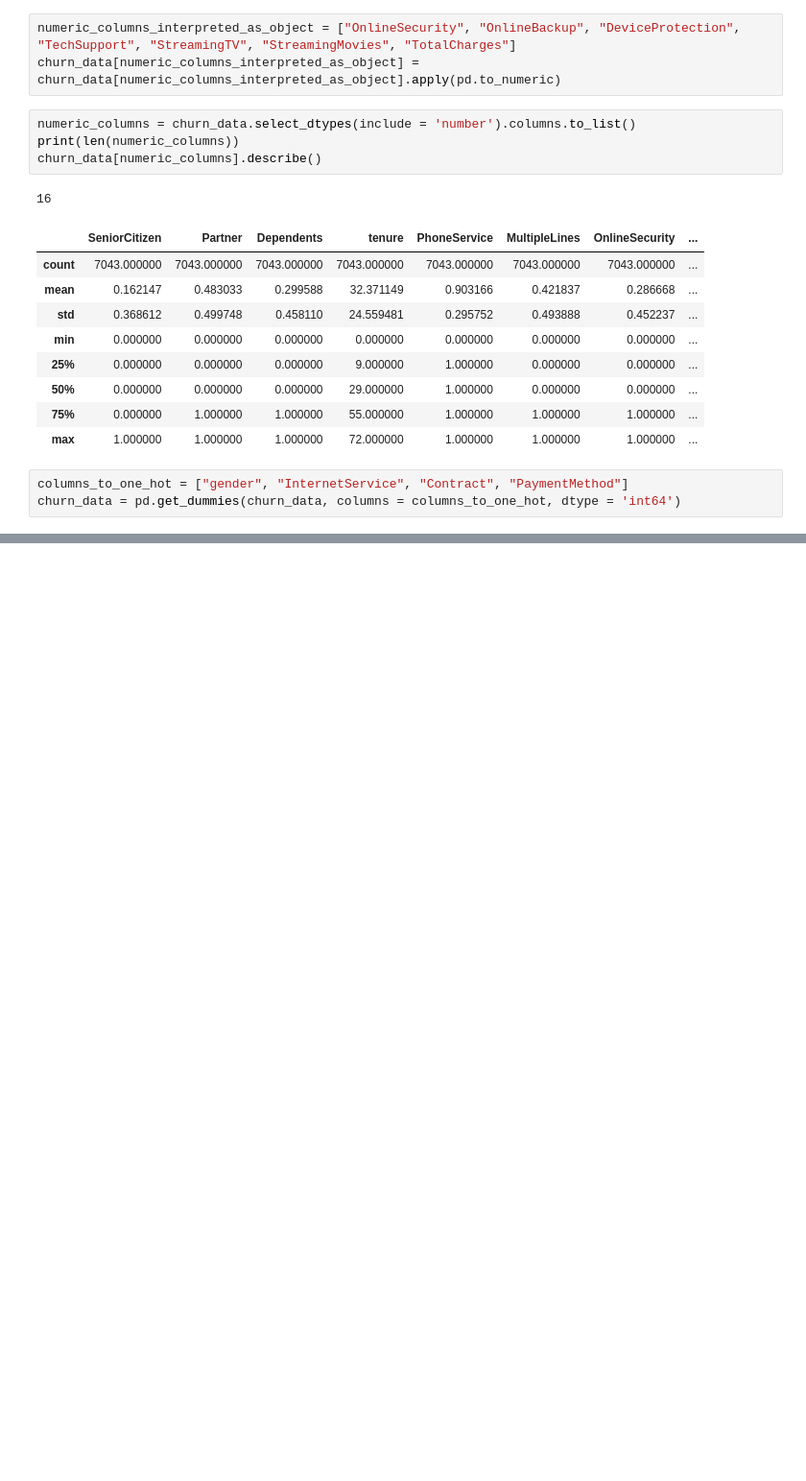
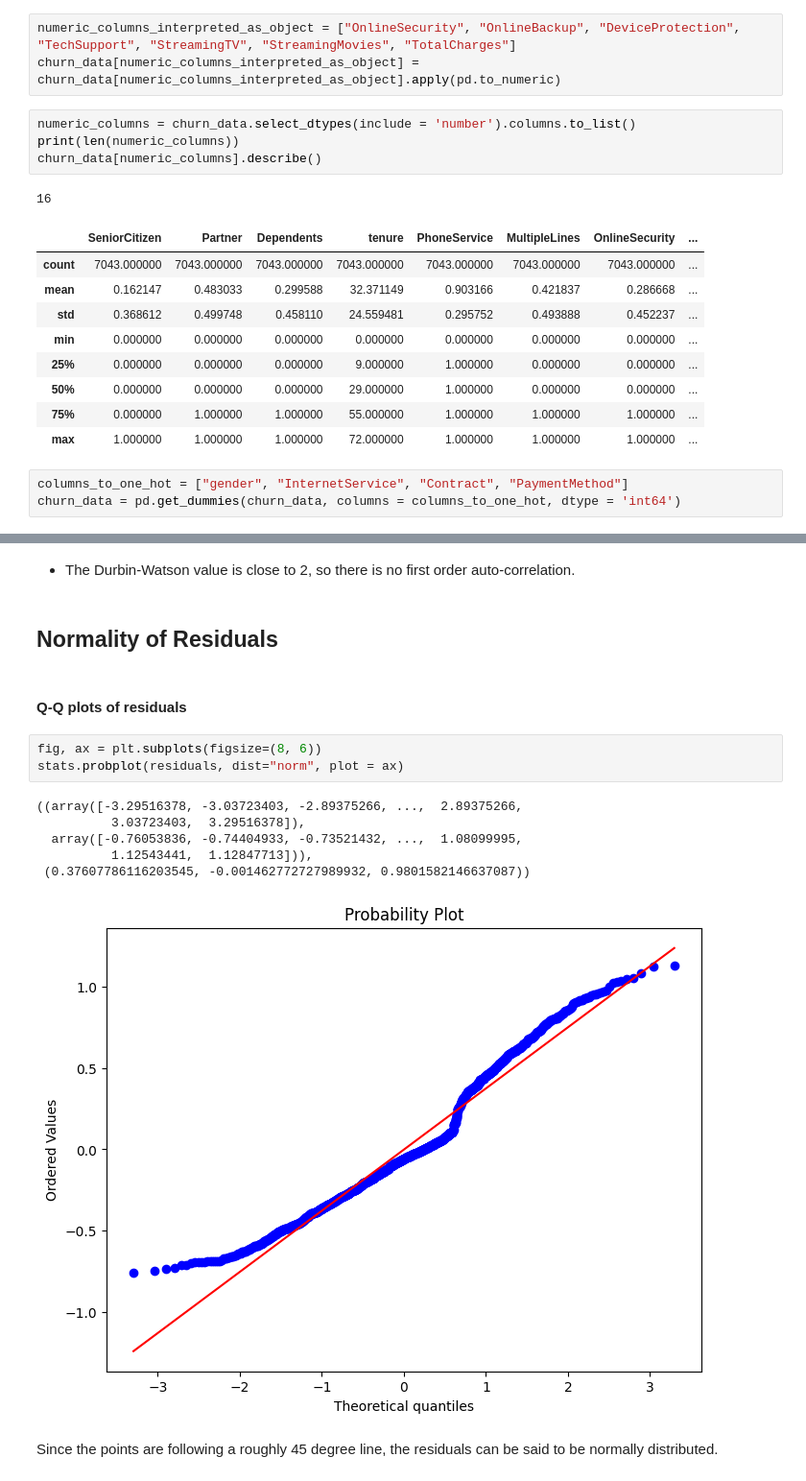
Before and after one commit to shaunak-badani/XAI, a Jupyter notebook: Assignment02/InterpretableML.ipynb, the cells around one changed output, grey strips where cells are left out. Shown at 96% size. Drawn from its saved outputs; the diff is of its cells as text; blank space fills up the shorter version.

```diff
--- a/Assignment02/InterpretableML.ipynb
+++ b/Assignment02/InterpretableML.ipynb
@@ -81,0 +131,18 @@ churn_data
+# %% [markdown]
+- The Durbin-Watson value is close to 2, so there is no first order auto-correlation.
+# %% [markdown]
+## Normality of Residuals
+# %% [markdown]
+#### Q-Q plots of residuals
+# %%
+fig, ax = plt.subplots(figsize=(8, 6))
+stats.probplot(residuals, dist="norm", plot = ax)
+# %% [output]
+((array([-3.29516378, -3.03723403, -2.89375266, ...,  2.89375266,
+          3.03723403,  3.29516378]),
+  array([-0.76053836, -0.74404933, -0.73521432, ...,  1.08099995,
+          1.12543441,  1.12847713])),
+ (0.37607786116203545, -0.001462772727989932, 0.9801582146637087))
+[figure, added]
+# %% [markdown]
+Since the points are following a roughly 45 degree line, the residuals can be said to be normally distributed.
```
Also changed, not shown: parts of 18 cells of this notebook.
